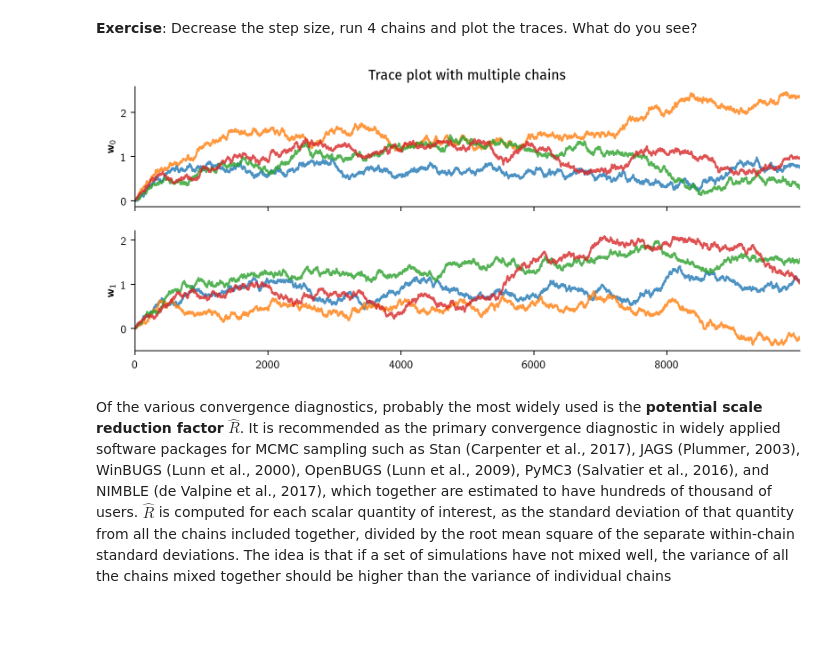
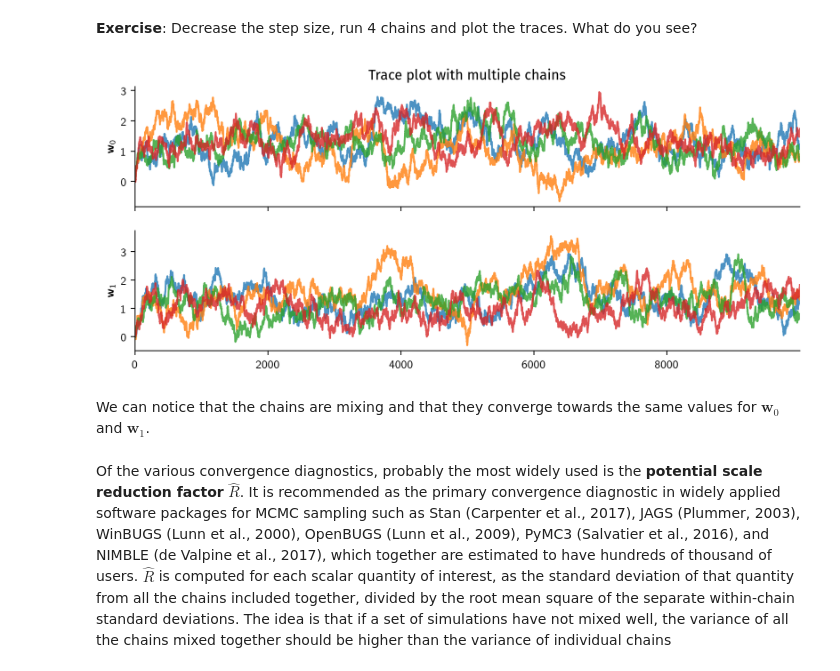
Before and after one commit to andrea-leone-mcs/ASI, a Jupyter notebook: lab_week3-public/Bayesian_Logistic_Regression_MCMC.ipynb, the cells around one changed output. Saved outputs shown, nothing was run; the diff lists cells and outputs as text; code cells hidden in the pictures; blank space fills up the shorter version.

```diff
--- a/lab_week3-public/Bayesian_Logistic_Regression_MCMC.ipynb
+++ b/lab_week3-public/Bayesian_Logistic_Regression_MCMC.ipynb
@@ -376,19 +376,21 @@ plt.show()
 # %% [markdown]
 **Exercise**: Decrease the step size, run 4 chains and plot the traces. What do you see?
 # %%
-samples = run_multiple_chains(w_init, 4, 10000, step_size=0.01) # @@ COMPLETE @@ #
+samples = run_multiple_chains(w_init, 4, 10000, step_size=0.05) # @@ COMPLETE @@ #
 
 fig, axs = plt.subplots(2, 1, figsize=[10, 4], sharex=True)
 # @@ COMPLETE @@ #
 axs[0].plot(samples[..., 0].T, alpha=0.8)
 axs[1].plot(samples[..., 1].T, alpha=0.8)
 
 axs[0].set_ylabel(r"$\mathbf{w}_0$")
 axs[1].set_ylabel(r"$\mathbf{w}_1$")
 axs[0].set_title("Trace plot with multiple chains")
 plt.show()
 # %% [output]
-[figure, old version]
+[figure, new version]
+# %% [markdown]
+We can notice that the chains are mixing and that they converge towards the same values for $\mathbf{w}_0$ and $\mathbf{w}_1$.
 # %% [markdown]
 Of the various convergence diagnostics, probably the most widely used is the **potential scale reduction factor** $\hat R$.
 It is recommended as the primary convergence diagnostic in widely applied software
```
Also changed, not shown: parts of 9 cells of this notebook.
